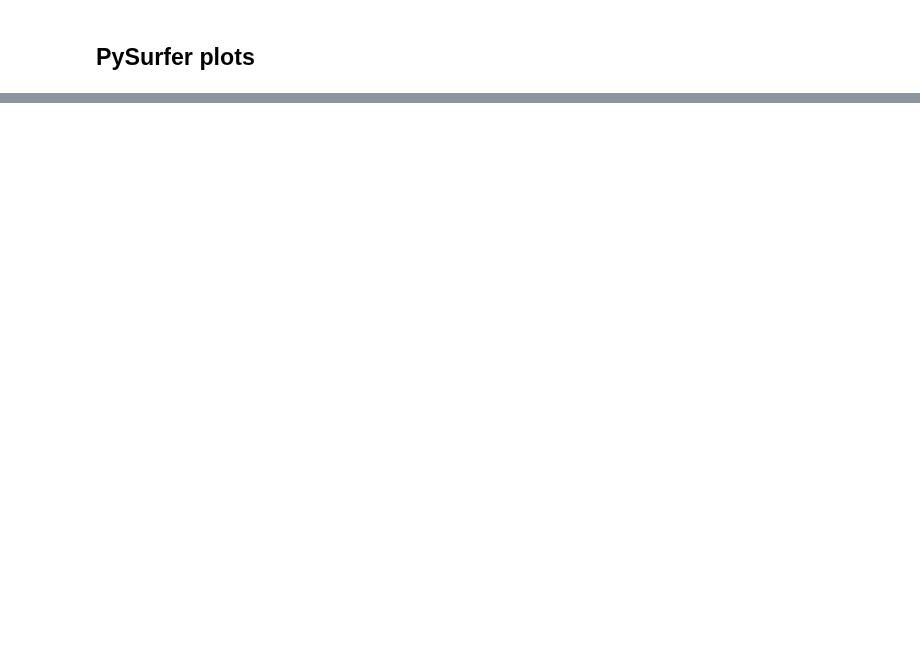
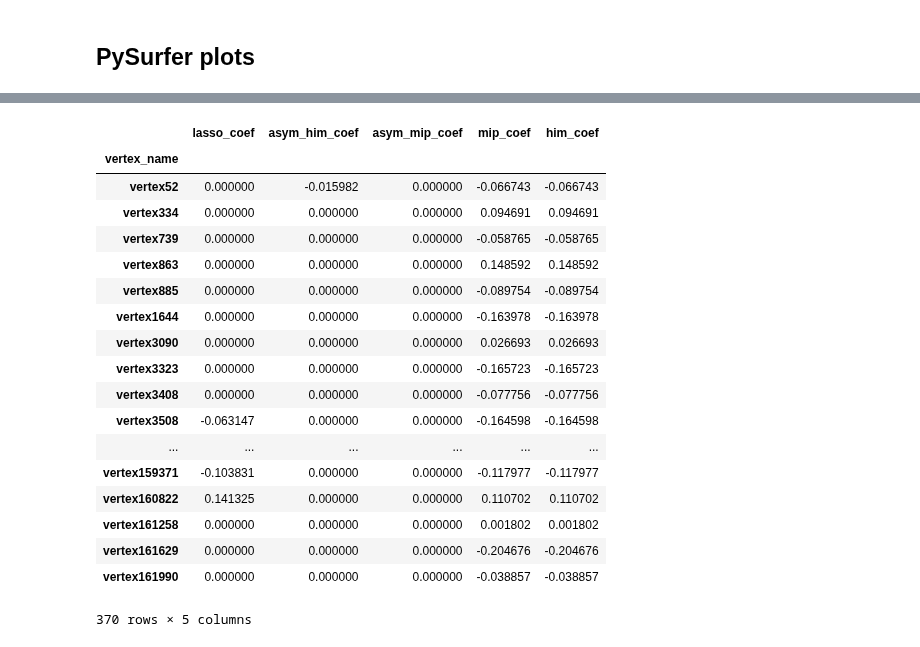
Before and after one commit to neurodatascience/compare-surf-tools, a Jupyter notebook: notebooks/generate_plots_amadou.ipynb, the cells around one changed output, grey strips where cells are left out. Drawn from its saved outputs; the diff is of its cells as text; code cells hidden in the pictures; blank space fills up the shorter version.

```diff
--- a/notebooks/generate_plots_amadou.ipynb
+++ b/notebooks/generate_plots_amadou.ipynb
@@ -153,0 +194,39 @@ Saving surface plot here: /home/nikhil/projects/CT_reproduce/code/compare-surf-t
+# %%
+surf = 'inflated' #'white' #"inflated"
+subjects_dir = os.environ['SUBJECTS_DIR']
+aparc_file = '.aparc.DKTatlas40.annot'
+
+hemis = ['lh','rh']
+views = ['lateral','medial']
+
+#cmap = discrete_cmap(10,'YlOrBr') #plt.cmap('hot',10)
+my_cmap = ['#ffffff','#e6194b', '#3cb44b','#4363d8', '#f58231', '#911eb4']
+# my_cmap = 'Reds'
+
+
+for hemi in hemis:
+    aparc_file_path = os.path.join(os.environ["SUBJECTS_DIR"],
+                                common_space, "label",
+                                hemi + aparc_file)
+    labels, ctab, names = nib.freesurfer.read_annot(aparc_file_path)
+    annot = (labels, ctab)
+    if hemi == 'lh':
+        brain_coef = pd.read_csv(brain_coef_file_lh,index_col=[0])
+    elif hemi == 'rh':
+        brain_coef = pd.read_csv(brain_coef_file_rh,index_col=[0])
+    else:
+        print('unknown hemisphere')
+
+    vertex_data = np.zeros(brain_coef.shape[0])
+    for c, coef_name in enumerate(coef_names):
+        vertex_data[brain_coef[coef_name].values != 0] = c+1 #this will overwrite overlapping vertices
+        print('{} number of nonzero coef: {}'.format(coef_name,np.sum(brain_coef[coef_name].values != 0)))
+
+        print(set(vertex_data))
+        #remove coef assigned to medial center area (not part of the atlas)
+        vertex_data[labels==0] = 0
+
+    for view in views:
+        title = '{}_{}_{}'.format(coef_name,hemi,view)
+        save_path = figures_dir + 'coef_binary_{}_{}.png'.format(hemi,view)
+        plot_vertex_maps(vertex_data, common_space, annot, title, hemi, surf, view, my_cmap, save_path)
@@ -153,0 +276,22 @@ Saving surface plot here: /home/nikhil/projects/CT_reproduce/code/compare-surf-t
+# %%
+brain_coef[brain_coef['mip_coef']!=0]
+# %% [output]
+|  | lasso_coef | asym_him_coef | asym_mip_coef | mip_coef | him_coef |
+| vertex_name |  |  |  |  |  |
+| vertex52 | 0.000000 | -0.015982 | 0.000000 | -0.066743 | -0.066743 |
+| vertex334 | 0.000000 | 0.000000 | 0.000000 | 0.094691 | 0.094691 |
+| vertex739 | 0.000000 | 0.000000 | 0.000000 | -0.058765 | -0.058765 |
+| vertex863 | 0.000000 | 0.000000 | 0.000000 | 0.148592 | 0.148592 |
+| vertex885 | 0.000000 | 0.000000 | 0.000000 | -0.089754 | -0.089754 |
+| vertex1644 | 0.000000 | 0.000000 | 0.000000 | -0.163978 | -0.163978 |
+| vertex3090 | 0.000000 | 0.000000 | 0.000000 | 0.026693 | 0.026693 |
+| vertex3323 | 0.000000 | 0.000000 | 0.000000 | -0.165723 | -0.165723 |
+| vertex3408 | 0.000000 | 0.000000 | 0.000000 | -0.077756 | -0.077756 |
+| vertex3508 | -0.063147 | 0.000000 | 0.000000 | -0.164598 | -0.164598 |
+| ... | ... | ... | ... | ... | ... |
+| vertex159371 | -0.103831 | 0.000000 | 0.000000 | -0.117977 | -0.117977 |
+| vertex160822 | 0.141325 | 0.000000 | 0.000000 | 0.110702 | 0.110702 |
+| vertex161258 | 0.000000 | 0.000000 | 0.000000 | 0.001802 | 0.001802 |
+| vertex161629 | 0.000000 | 0.000000 | 0.000000 | -0.204676 | -0.204676 |
+| vertex161990 | 0.000000 | 0.000000 | 0.000000 | -0.038857 | -0.038857 |
+370 rows × 5 columns
```
Also changed, not shown: parts of 16 cells of this notebook, 11 other files.
